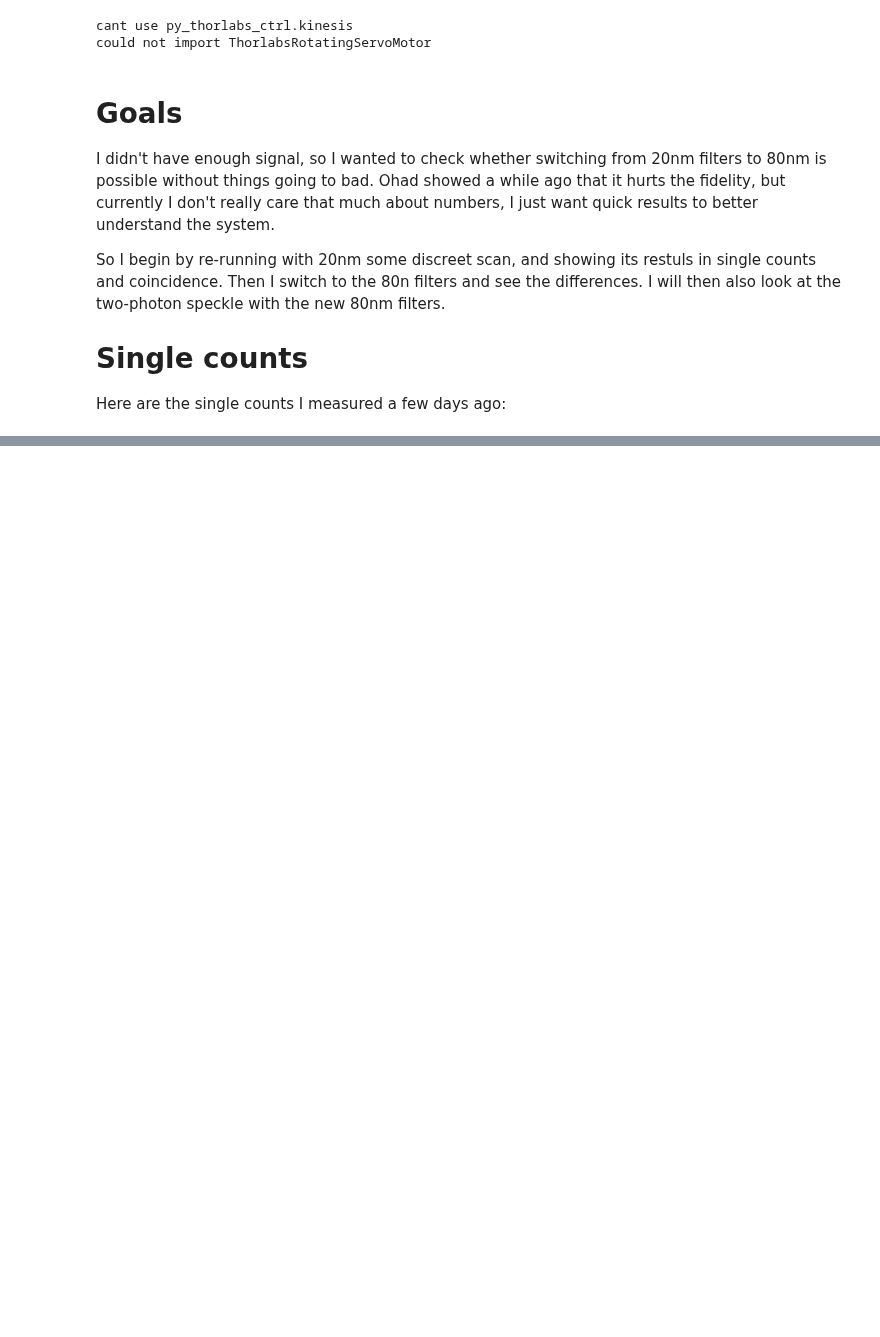
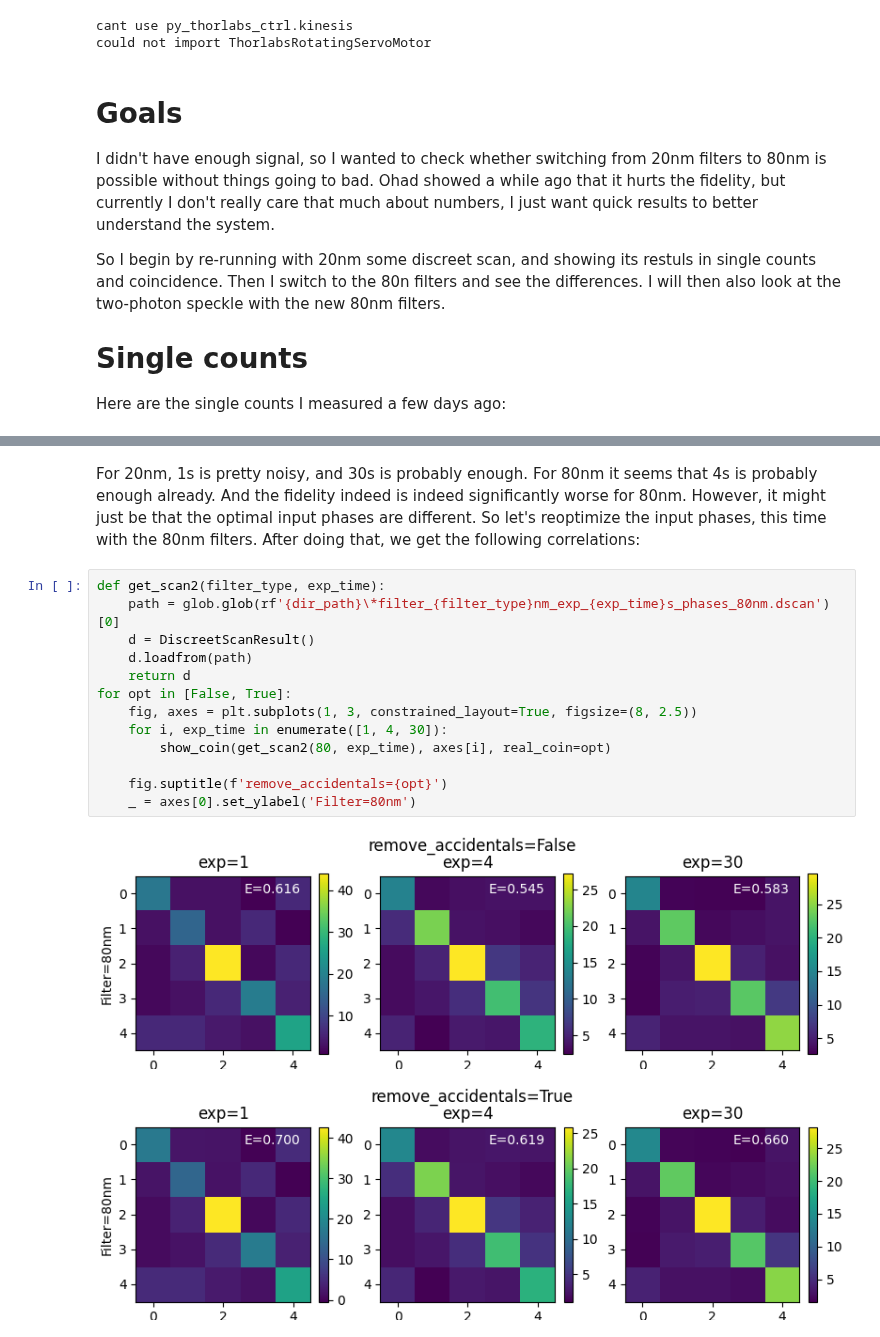
Before and after one commit to rubiaek/pianoq, a Jupyter notebook: pianoq/writeups/03_writeup_filters_80nm.ipynb, the cells around one changed output, grey strips where cells are left out. Cells and saved outputs as stored; diff of their text form; blank space fills up the shorter version.

```diff
--- a/pianoq/writeups/03_writeup_filters_80nm.ipynb
+++ b/pianoq/writeups/03_writeup_filters_80nm.ipynb
@@ -93,0 +108,18 @@ _ = axes[1, 0].set_ylabel('Filter=80nm')
+# %% [markdown]
+For 20nm, 1s is pretty noisy, and 30s is probably enough. For 80nm it seems that 4s is probably enough already. And the fidelity indeed is indeed significantly worse for 80nm. However, it might just be that the optimal input phases are different.  So let's reoptimize the input phases, this time with the 80nm filters. After doing that, we get the following correlations:
+# %%
+def get_scan2(filter_type, exp_time):
+    path = glob.glob(rf'{dir_path}\*filter_{filter_type}nm_exp_{exp_time}s_phases_80nm.dscan')[0]
+    d = DiscreetScanResult()
+    d.loadfrom(path)
+    return d
+for opt in [False, True]:
+    fig, axes = plt.subplots(1, 3, constrained_layout=True, figsize=(8, 2.5))
+    for i, exp_time in enumerate([1, 4, 30]):
+        show_coin(get_scan2(80, exp_time), axes[i], real_coin=opt)
+
+    fig.suptitle(f'remove_accidentals={opt}')
+    _ = axes[0].set_ylabel('Filter=80nm')
+# %% [output]
+[figure, added]
+[figure, added]
```
Also changed, not shown: parts of 11 cells of this notebook.
